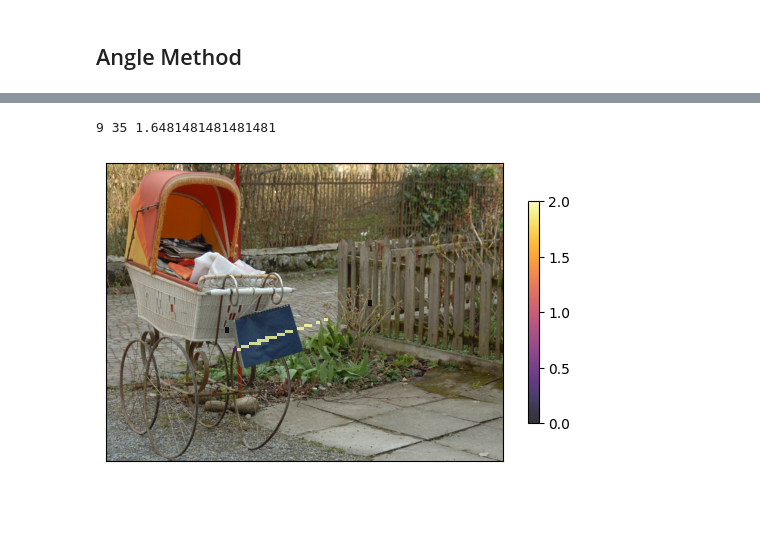
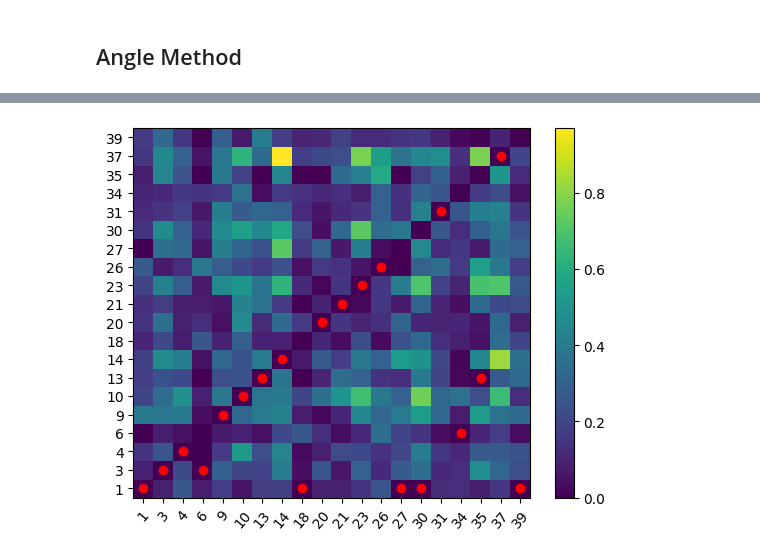
Before and after one commit to nicofilippucci/PyEyeSim, a Jupyter notebook: Notebooks/PyEyeSimHMMValidation.ipynb, the cells around one changed output, grey strips where cells are left out. Saved outputs shown, nothing was run; the diff lists cells and outputs as text; code cells hidden in the pictures; blank space fills up the shorter version.

```diff
--- a/Notebooks/PyEyeSimHMMValidation.ipynb
+++ b/Notebooks/PyEyeSimHMMValidation.ipynb
@@ -232,3 +240,0 @@ array([[0.        , 0.        , 0.        , ..., 0.        , 0.        ,
-# %%
-SimSacP,SimVals,SimValsSD = UrbanDat.ScanpathSimSubject2Subject(stim=1, nHor=9, inferS=False,normalize='mult')
-visSub2Sub(UrbanDat, SimSacP, SimVals, 1)
@@ -238,3 +240,0 @@ visSub2Sub(UrbanDat, SimSacP, SimVals, 1)
-# %%
-SimSacP,SimVals,SimValsSD = UrbanDat.ScanpathSimSubject2Subject(stim=1, nHor=20, inferS=False,normalize='mult')
-visSub2Sub(UrbanDat, SimSacP, SimVals, 1)
@@ -244,3 +240,0 @@ visSub2Sub(UrbanDat, SimSacP, SimVals, 1)
-# %%
-SimSacP,SimVals,SimValsSD = UrbanDat.ScanpathSimSubject2Subject(stim=1, nHor=40, inferS=False,normalize='mult')
-visSub2Sub(UrbanDat, SimSacP, SimVals, 1)
@@ -250,6 +241,5 @@ visSub2Sub(UrbanDat, SimSacP, SimVals, 1)
-# %%
-SimSacP,SimVals,SimValsSD = UrbanDat.ScanpathSimSubject2Subject(stim=1, nHor=100, inferS=False,normalize='mult')
-visSub2Sub(UrbanDat, SimSacP, SimVals, 1)
-# %% [output]
-9 35 1.6481481481481481
-[figure, removed]
+# %%
+S, ns = correctSub2Sub(SimVals)
+UrbanDat.VisSimmat(S, stimuli=list(ns), negative=True)
+# %% [output]
+[figure, added]
```
Also changed, not shown: parts of 32 cells of this notebook, 14 other files.
